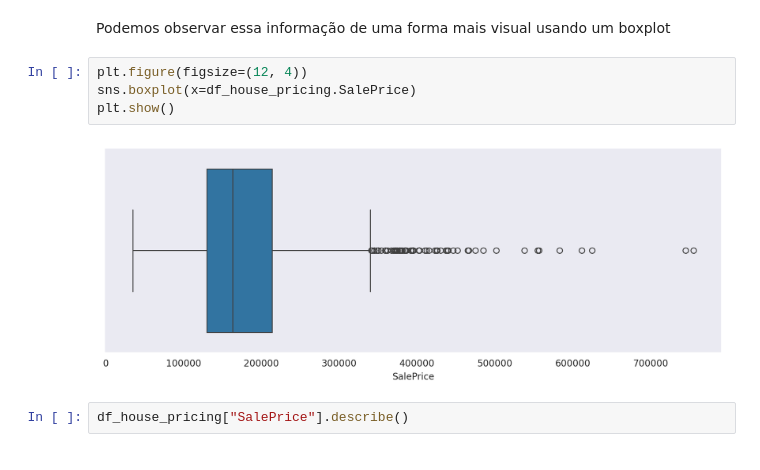
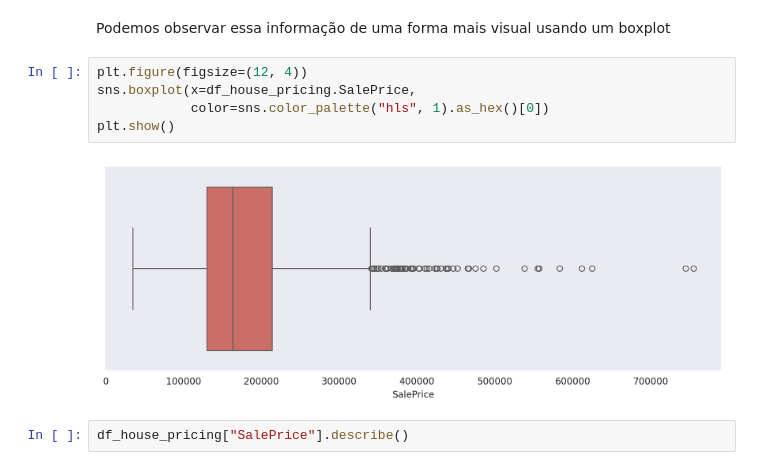
Before and after one commit to Oseiasdfarias/estatistica_do_basico_ao_avancado_EBA, a Jupyter notebook: estatistica_descritiva_house_pricing.ipynb, the cells around one changed output. Cells and saved outputs as stored; diff of their text form.

Commit message:
add: Iniciando novo notebook análise descritiva house pricing

```diff
--- a/estatistica_descritiva_house_pricing.ipynb
+++ b/estatistica_descritiva_house_pricing.ipynb
@@ -184,10 +184,11 @@ Analisando os valores obtidos da média, mediana e moda, podemos concluir que a
 Podemos observar essa informação de uma forma mais visual usando um boxplot
 # %%
 plt.figure(figsize=(12, 4))
-sns.boxplot(x=df_house_pricing.SalePrice)
+sns.boxplot(x=df_house_pricing.SalePrice,
+            color=sns.color_palette("hls", 1).as_hex()[0])
 plt.show()
 # %% [output]
-[figure, old version]
+[figure, new version]
 # %%
 df_house_pricing["SalePrice"].describe()
 # %% [output]
```
